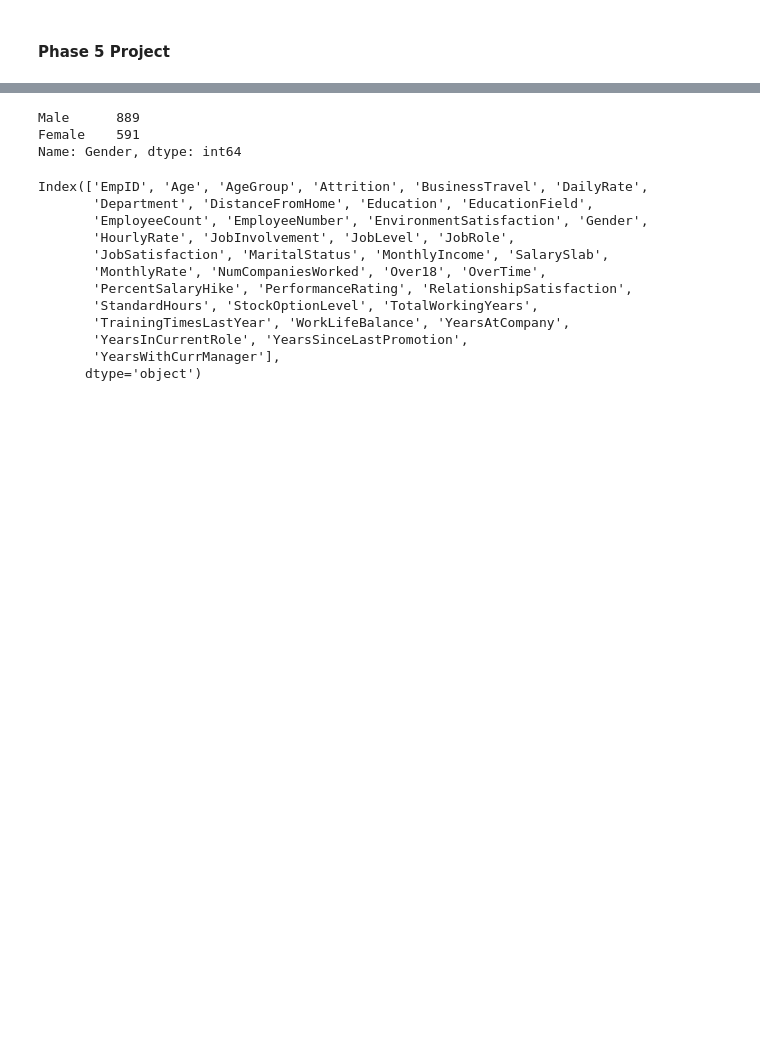
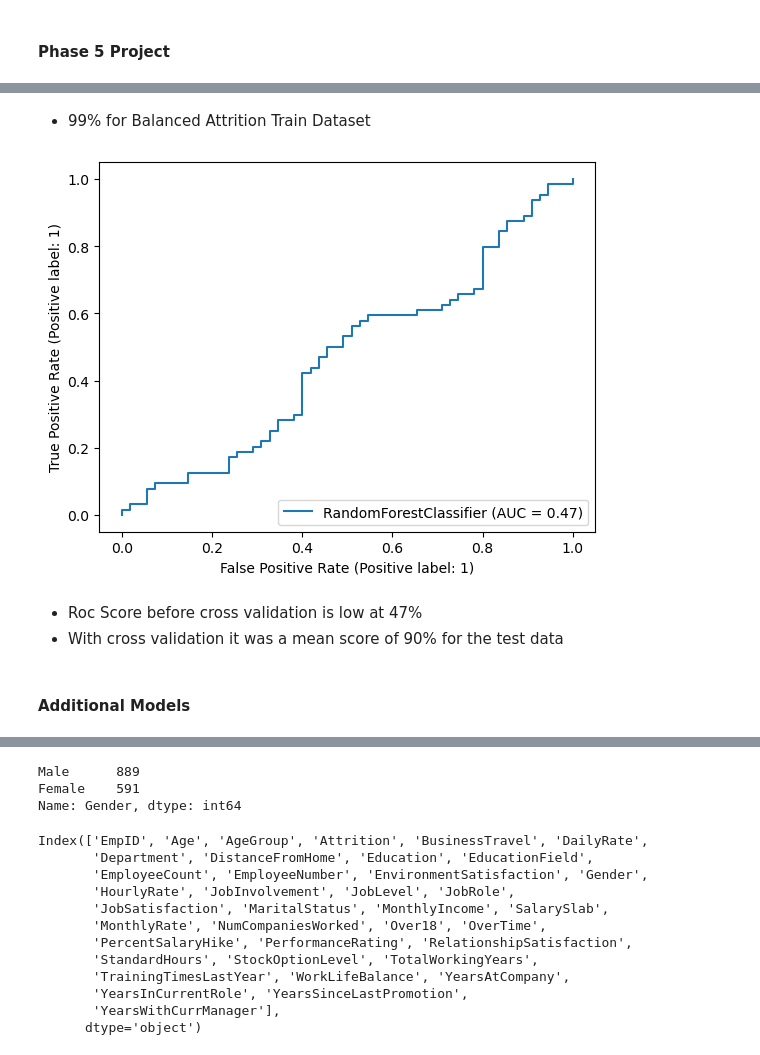
Before and after one commit to mgracer7795/dsc-capstone-project-v2-3, a Jupyter notebook: Phase5Project.ipynb, the cells around one changed output, grey strips where cells are left out. Cells and saved outputs as stored; diff of their text form; code cells hidden in the pictures; blank space fills up the shorter version.

```diff
--- a/Phase5Project.ipynb
+++ b/Phase5Project.ipynb
@@ -23,0 +141,3 @@ from sklearn.metrics import ConfusionMatrixDisplay,RocCurveDisplay,roc_auc_score
+# %%
+X_train, X_test, y_train, y_test = train_test_split(X, y, random_state=0)
+y_train
@@ -23,0 +159,20 @@ from sklearn.metrics import ConfusionMatrixDisplay,RocCurveDisplay,roc_auc_score
+# %%
+numbers = df[["Age","DailyRate","DistanceFromHome","Education","EmployeeCount","EmployeeNumber","EnvironmentSatisfaction",
+              "HourlyRate","JobInvolvement","JobLevel","JobSatisfaction","MonthlyIncome","MonthlyRate","NumCompaniesWorked",
+              "PercentSalaryHike","PerformanceRating","RelationshipSatisfaction","StandardHours","StockOptionLevel",
+              "TotalWorkingYears","TrainingTimesLastYear","WorkLifeBalance","YearsAtCompany","YearsInCurrentRole",
+              "YearsSinceLastPromotion"]]
+numbers
+from sklearn.preprocessing import OneHotEncoder
+from sklearn.preprocessing import StandardScaler
+
+from sklearn.model_selection import cross_val_score, cross_validate
+
+ohe = OneHotEncoder(drop='first')
+dummies = ohe.fit_transform(X_train[["AgeGroup","Gender","BusinessTravel","Department",
+                                     "EducationField","JobRole","MaritalStatus","SalarySlab","Over18",
+                                     "OverTime"]])
+X_train_onehot = pd.DataFrame(dummies.todense(), columns=ohe.get_feature_names_out(),index=X_train.index)
+X_train_ = pd.concat([numbers,X_train_onehot], axis = 1)
+X_train_.dropna(inplace=True)
+X_train_
@@ -23,0 +195,13 @@ from sklearn.metrics import ConfusionMatrixDisplay,RocCurveDisplay,roc_auc_score
+# %%
+test_dummies = ohe.transform(X_test[["AgeGroup","Gender","BusinessTravel","Department",
+                                     "EducationField","JobRole","MaritalStatus","SalarySlab","Over18",
+                                     "OverTime"]])
+
+test_ = pd.DataFrame(test_dummies.todense(), columns=ohe.get_feature_names_out(),
+                    index=X_test.index)
+X_test_ = pd.concat([X_test[["Age","DailyRate","DistanceFromHome","Education","EmployeeCount","EmployeeNumber","EnvironmentSatisfaction",
+              "HourlyRate","JobInvolvement","JobLevel","JobSatisfaction","MonthlyIncome","MonthlyRate","NumCompaniesWorked",
+              "PercentSalaryHike","PerformanceRating","RelationshipSatisfaction","StandardHours","StockOptionLevel",
+              "TotalWorkingYears","TrainingTimesLastYear","WorkLifeBalance","YearsAtCompany","YearsInCurrentRole",
+              "YearsSinceLastPromotion"]], test_], axis=1)
+X_test_
@@ -23,0 +232,3 @@ from sklearn.metrics import ConfusionMatrixDisplay,RocCurveDisplay,roc_auc_score
+# %%
+forest = RandomForestClassifier(n_estimators=100, max_depth= 5)
+forest.fit(X_train_, y_train)
@@ -23,0 +352,11 @@ from sklearn.metrics import ConfusionMatrixDisplay,RocCurveDisplay,roc_auc_score
+# %% [markdown]
+- 99% for Balanced Attrition Train Dataset
+# %%
+RocCurveDisplay.from_estimator(forest, X_test_, y_test);
+# %% [output]
+[figure, added]
+# %% [markdown]
+- Roc Score before cross validation is low at 47%
+- With cross validation it was a mean score of 90% for the test data
+# %% [markdown]
+#### Additional Models
```
Also changed, not shown: parts of 160 cells of this notebook.
